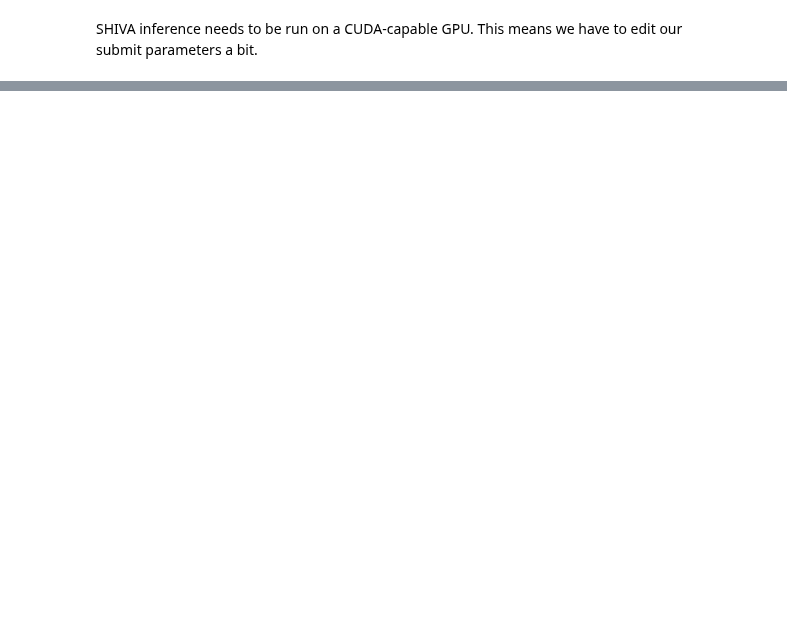
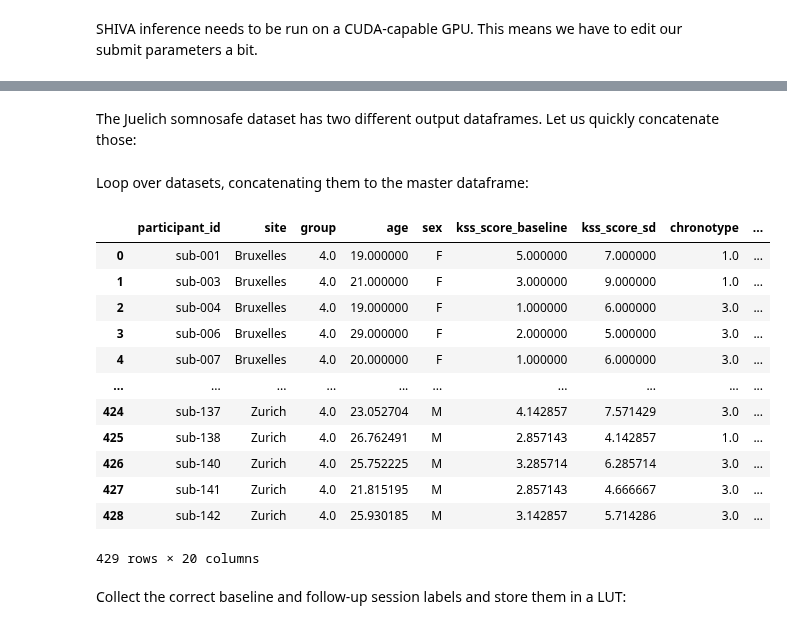
Before and after one commit to jdelberse/enigma-sd, a Jupyter notebook: code/analysis.ipynb, the cells around one changed output, grey strips where cells are left out. Drawn from its saved outputs; the diff is of its cells as text; code cells hidden in the pictures; blank space fills up the shorter version.

```diff
--- a/code/analysis.ipynb
+++ b/code/analysis.ipynb
@@ -501,0 +453,20 @@ To obtain the relative free water index (RFWI), we use the Dipy free water elimi
+# %%
+icvs = participants[participants["participant_id"].isin(subs)][["participant_id"]].copy()
+icvs["icv"] = 0
+icvs.set_index("participant_id", inplace=True)
+
+for sub in subs:
+    for ses in f"ses-{baseline}", f"ses-{sd}":
+        freesurfer_path = get_freesurfer_path(sub, ses)
+        aseg_path = f"{freesurfer_path}/stats/aseg.stats"
+        with open(aseg_path, "r") as f:
+            stats = f.read()
+        if ses == f"ses-{baseline}":
+            icv_baseline = float(re.findall("(?<=Intracranial Volume, ).*(?=, mm)", stats)[0])
+        else:
+            icv_sd = float(re.findall("(?<=Intracranial Volume, ).*(?=, mm)", stats)[0])
+            icv_sub = np.mean([icv_baseline, icv_sd])
+
+    icvs.loc[sub, "icv"] = icv_sub
+
+icvs
@@ -501,0 +1290,3 @@ To obtain the relative free water index (RFWI), we use the Dipy free water elimi
+# %%
+datasets = sorted([d for d in os.listdir("outputs") if os.path.isdir(d)])
+datasets
@@ -501,0 +1307,38 @@ To obtain the relative free water index (RFWI), we use the Dipy free water elimi
+# %% [markdown]
+The Juelich somnosafe dataset has two different output dataframes. Let us quickly concatenate those:
+# %%
+d_path = "outputs/juelich-somnosafe-bids/juelich-somnosafe-bids_dataframe"
+somno = pd.concat([pd.read_csv(d_path+"_group4.csv"), pd.read_csv(d_path+"_group7.csv")], ignore_index=True)
+somno.rename(columns={"kss_score_tsd":"kss_score_followup"}, inplace=True) # Fix KSS naming
+somno["dataset"] = "juelich-somnosafe-bids"
+somno.to_csv(d_path+".csv")
+# %% [markdown]
+Loop over datasets, concatenating them to the master dataframe:
+# %%
+master_data = pd.DataFrame()
+for d in datasets:
+    d_path = f"outputs/{d}/{d}_dataframe.csv"
+    d_csv = pd.read_csv(d_path, index_col=False)
+
+    if master_data.shape == (0, 0): # If the master dataframe is still empty
+        master_data = d_csv
+    else:
+        master_data = pd.concat([master_data, d_csv], ignore_index=True)
+master_data = master_data.iloc[:,:-1] # Remove last column
+master_data
+# %% [output]
+|  | participant_id | site | group | age | sex | kss_score_baseline | kss_score_sd | chronotype | ... |
+| 0 | sub-001 | Bruxelles | 4.0 | 19.000000 | F | 5.000000 | 7.000000 | 1.0 | ... |
+| 1 | sub-003 | Bruxelles | 4.0 | 21.000000 | F | 3.000000 | 9.000000 | 1.0 | ... |
+| 2 | sub-004 | Bruxelles | 4.0 | 19.000000 | F | 1.000000 | 6.000000 | 3.0 | ... |
+| 3 | sub-006 | Bruxelles | 4.0 | 29.000000 | F | 2.000000 | 5.000000 | 3.0 | ... |
+| 4 | sub-007 | Bruxelles | 4.0 | 20.000000 | F | 1.000000 | 6.000000 | 3.0 | ... |
+| ... | ... | ... | ... | ... | ... | ... | ... | ... | ... |
+| 424 | sub-137 | Zurich | 4.0 | 23.052704 | M | 4.142857 | 7.571429 | 3.0 | ... |
+| 425 | sub-138 | Zurich | 4.0 | 26.762491 | M | 2.857143 | 4.142857 | 1.0 | ... |
+| 426 | sub-140 | Zurich | 4.0 | 25.752225 | M | 3.285714 | 6.285714 | 3.0 | ... |
+| 427 | sub-141 | Zurich | 4.0 | 21.815195 | M | 2.857143 | 4.666667 | 3.0 | ... |
+| 428 | sub-142 | Zurich | 4.0 | 25.930185 | M | 3.142857 | 5.714286 | 3.0 | ... |
+429 rows × 20 columns
+# %% [markdown]
+Collect the correct baseline and follow-up session labels and store them in a LUT:
```
Also changed, not shown: parts of 113 cells of this notebook.
